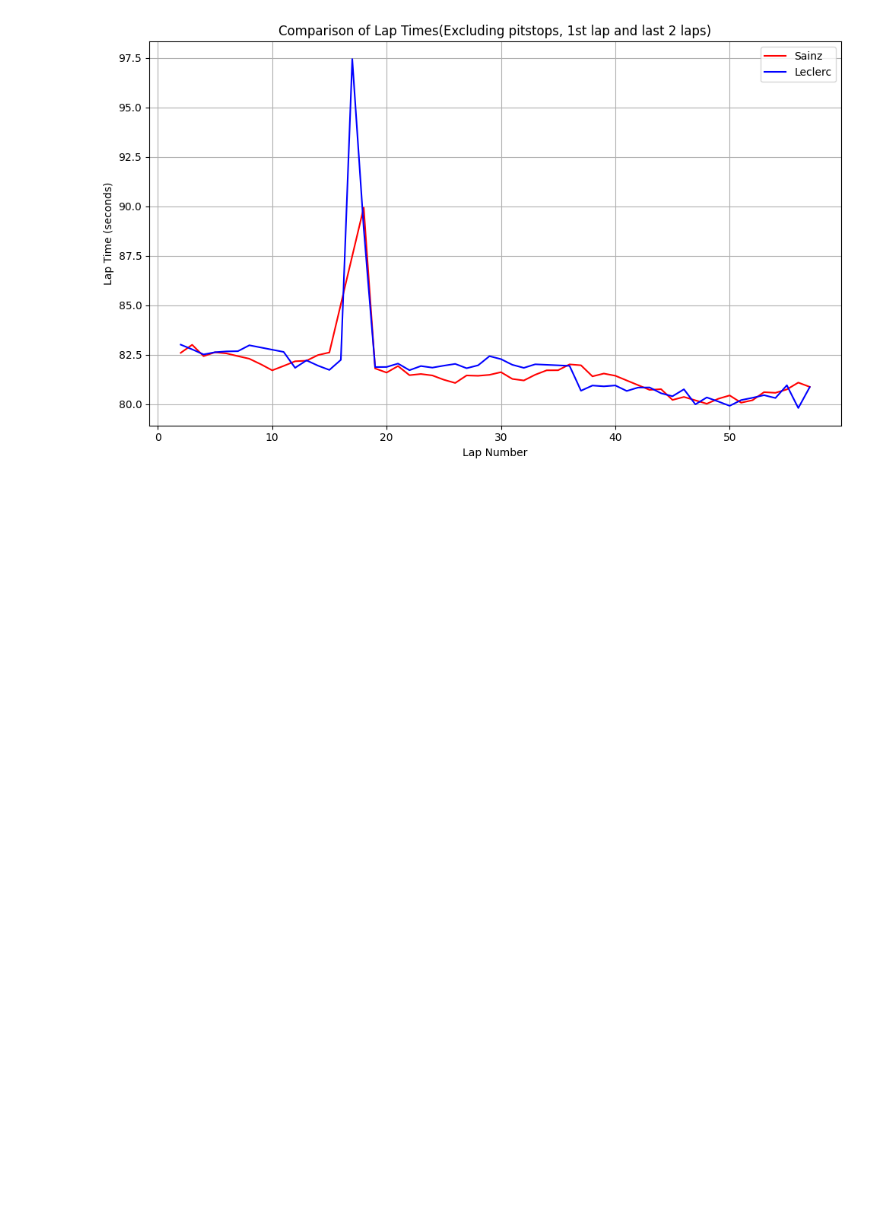
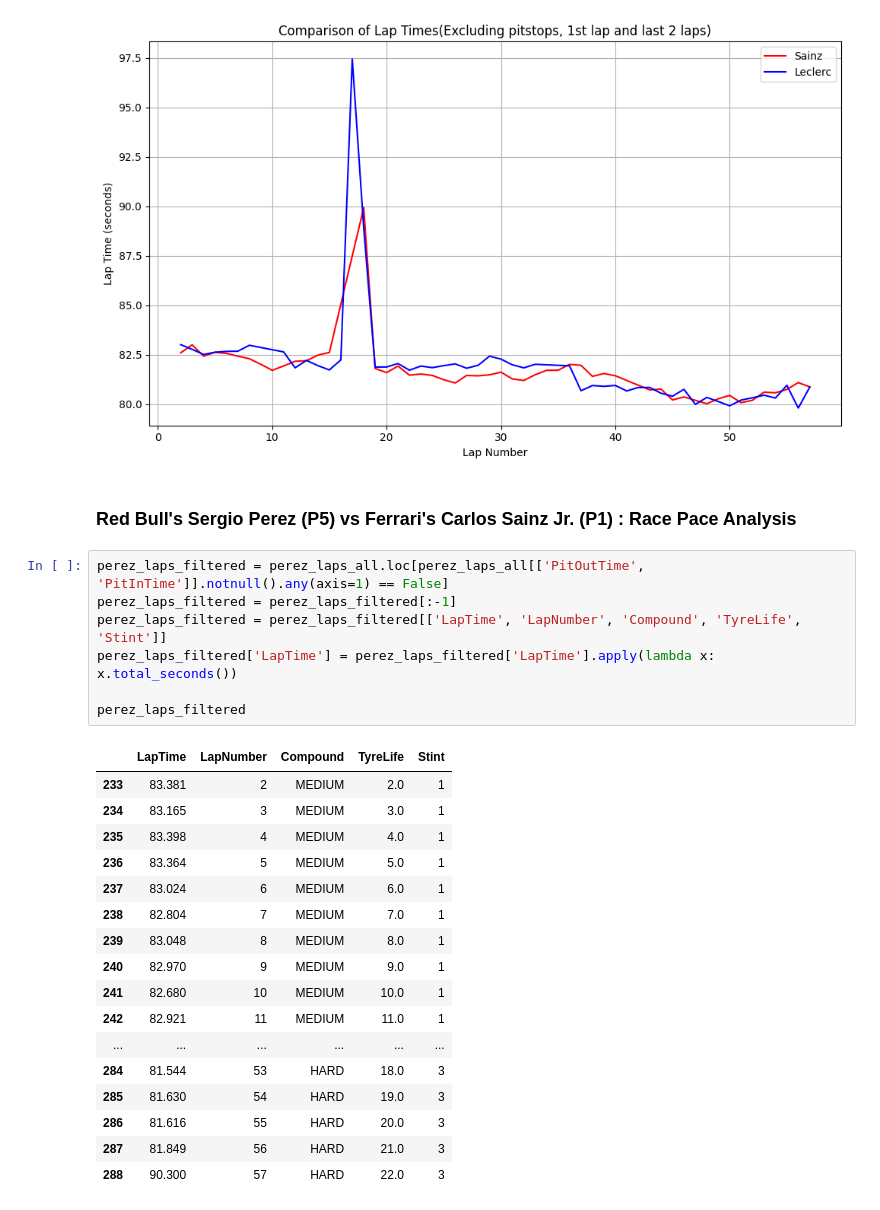
Before and after one commit to AmitSahoo45/F1-DATA-ANALYSIS, a Jupyter notebook: 2024/03-Australia/FerrariAnalysis.ipynb, the cells around one changed output. Drawn from its saved outputs; the diff is of its cells as text; blank space fills up the shorter version.

```diff
--- a/2024/03-Australia/FerrariAnalysis.ipynb
+++ b/2024/03-Australia/FerrariAnalysis.ipynb
@@ -230,3 +252,30 @@ plt.tight_layout()
 plt.show()
 # %% [output]
 [figure]
+# %% [markdown]
+<h3>Red Bull's Sergio Perez (P5) vs Ferrari's Carlos Sainz Jr. (P1) : Race Pace Analysis</h3>
+# %%
+perez_laps_filtered = perez_laps_all.loc[perez_laps_all[['PitOutTime', 'PitInTime']].notnull().any(axis=1) == False]
+perez_laps_filtered = perez_laps_filtered[:-1]
+perez_laps_filtered = perez_laps_filtered[['LapTime', 'LapNumber', 'Compound', 'TyreLife', 'Stint']]
+perez_laps_filtered['LapTime'] = perez_laps_filtered['LapTime'].apply(lambda x: x.total_seconds())
+
+perez_laps_filtered
+# %% [output]
+|  | LapTime | LapNumber | Compound | TyreLife | Stint |
+| 233 | 83.381 | 2 | MEDIUM | 2.0 | 1 |
+| 234 | 83.165 | 3 | MEDIUM | 3.0 | 1 |
+| 235 | 83.398 | 4 | MEDIUM | 4.0 | 1 |
+| 236 | 83.364 | 5 | MEDIUM | 5.0 | 1 |
+| 237 | 83.024 | 6 | MEDIUM | 6.0 | 1 |
+| 238 | 82.804 | 7 | MEDIUM | 7.0 | 1 |
+| 239 | 83.048 | 8 | MEDIUM | 8.0 | 1 |
+| 240 | 82.970 | 9 | MEDIUM | 9.0 | 1 |
+| 241 | 82.680 | 10 | MEDIUM | 10.0 | 1 |
+| 242 | 82.921 | 11 | MEDIUM | 11.0 | 1 |
+| ... | ... | ... | ... | ... | ... |
+| 284 | 81.544 | 53 | HARD | 18.0 | 3 |
+| 285 | 81.630 | 54 | HARD | 19.0 | 3 |
+| 286 | 81.616 | 55 | HARD | 20.0 | 3 |
+| 287 | 81.849 | 56 | HARD | 21.0 | 3 |
+| 288 | 90.300 | 57 | HARD | 22.0 | 3 |
```
Also changed, not shown: parts of 9 cells of this notebook.
